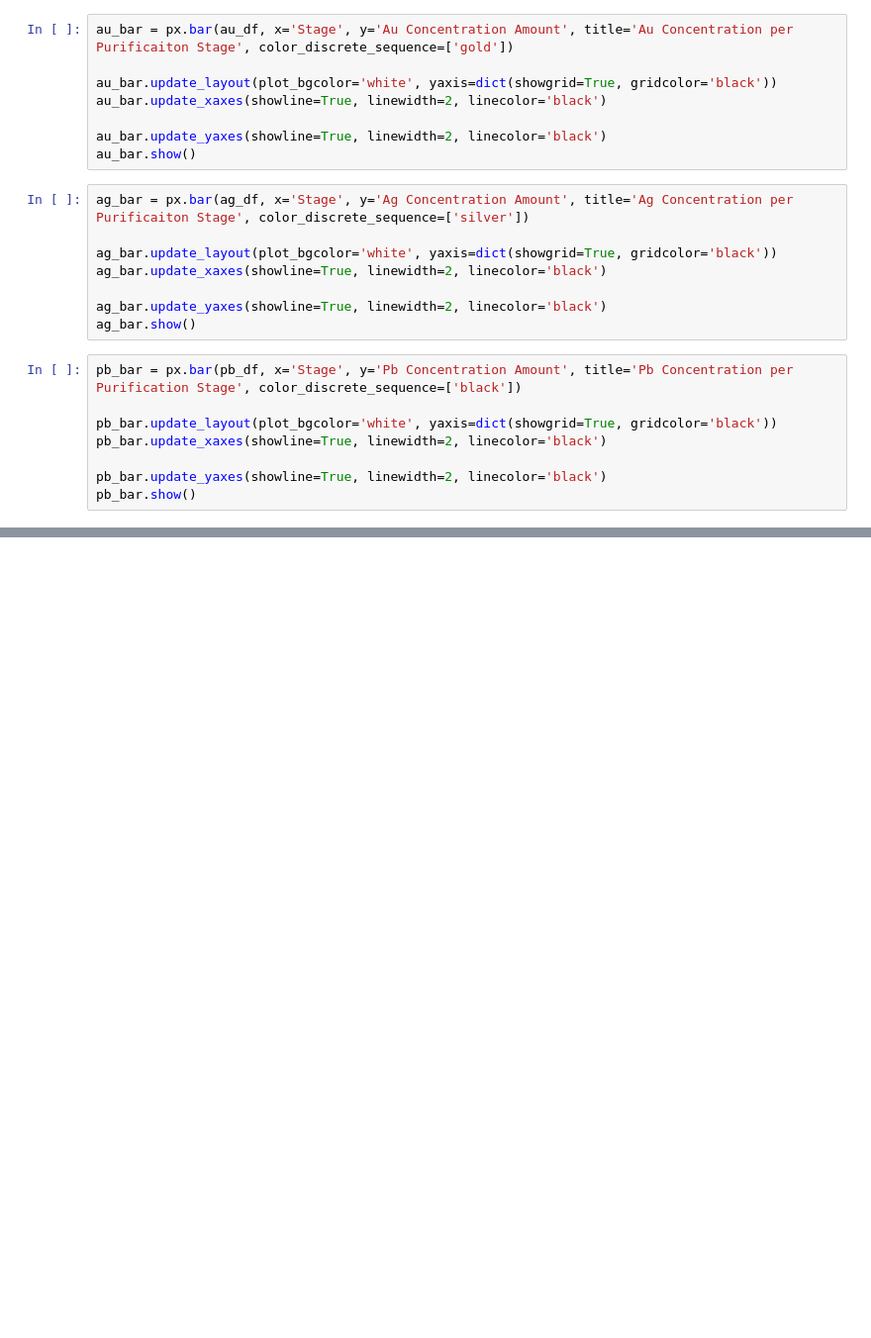
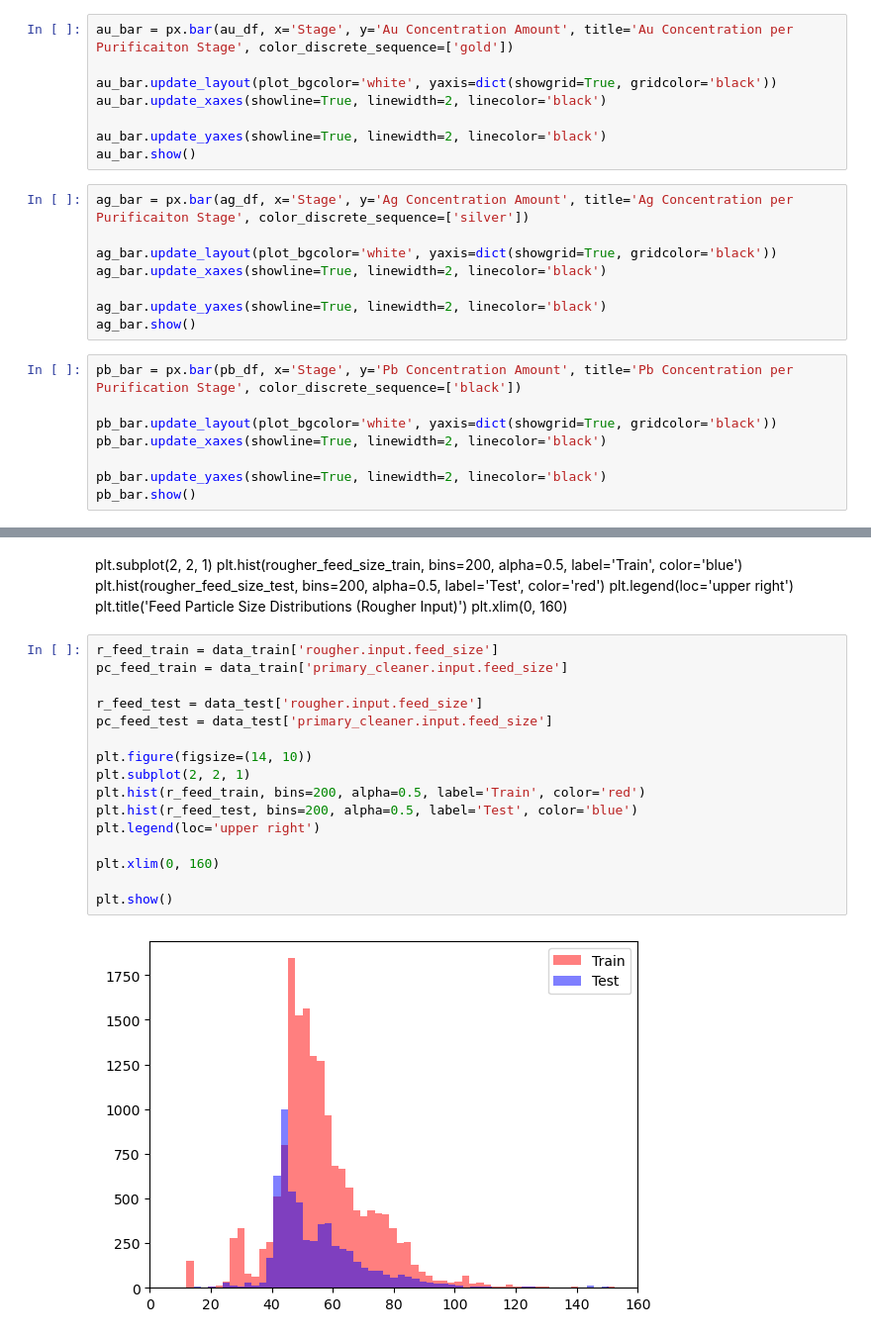
Before and after one commit to BLacuesta3/Sprint-10-Project, a Jupyter notebook: Sprint 10 Project Notebook.ipynb, the cells around one changed output, grey strips where cells are left out. Shown at 99% size. Drawn from its saved outputs; the diff is of its cells as text; blank space fills up the shorter version.

```diff
--- a/Sprint 10 Project Notebook.ipynb
+++ b/Sprint 10 Project Notebook.ipynb
@@ -578,0 +670,25 @@ pb_bar.show()
+# %% [markdown]
+plt.subplot(2, 2, 1)
+plt.hist(rougher_feed_size_train, bins=200, alpha=0.5, label='Train', color='blue')
+plt.hist(rougher_feed_size_test, bins=200, alpha=0.5, label='Test', color='red')
+plt.legend(loc='upper right')
+plt.title('Feed Particle Size Distributions (Rougher Input)')
+plt.xlim(0, 160)
+# %%
+r_feed_train = data_train['rougher.input.feed_size']
+pc_feed_train = data_train['primary_cleaner.input.feed_size']
+
+r_feed_test = data_test['rougher.input.feed_size']
+pc_feed_test = data_test['primary_cleaner.input.feed_size']
+
+plt.figure(figsize=(14, 10))
+plt.subplot(2, 2, 1)
+plt.hist(r_feed_train, bins=200, alpha=0.5, label='Train', color='red')
+plt.hist(r_feed_test, bins=200, alpha=0.5, label='Test', color='blue')
+plt.legend(loc='upper right')
+
+plt.xlim(0, 160)
+
+plt.show()
+# %% [output]
+[figure, added]
```
Also changed, not shown: parts of 4 cells of this notebook.
